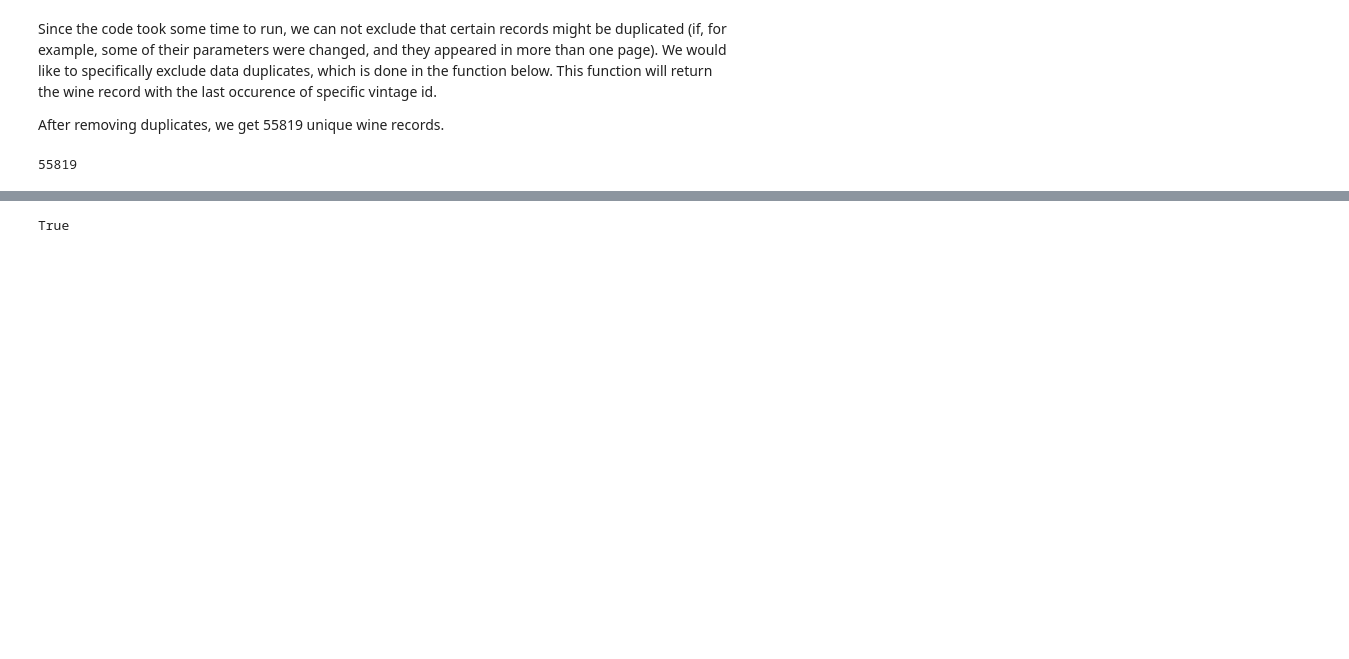
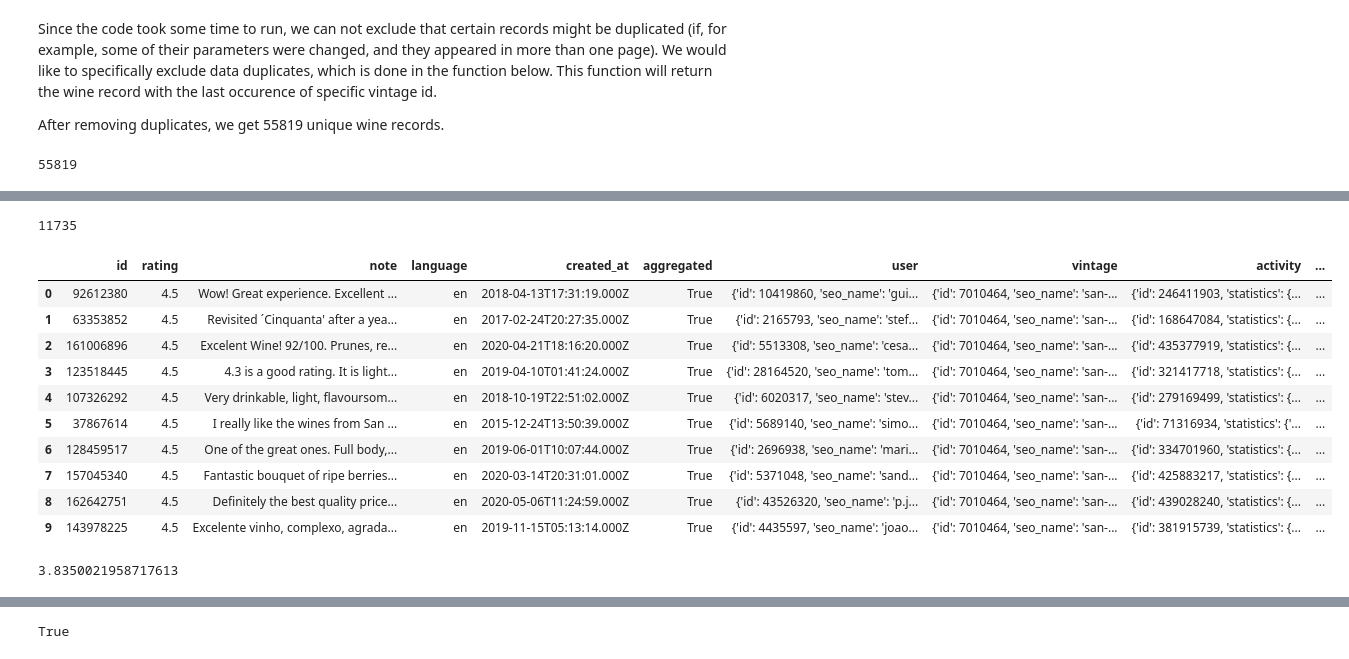
Before and after one commit to sveta-egorova/wine, a Jupyter notebook: vivino_crawler.ipynb, the cells around one changed output, grey strips where cells are left out. Cells and saved outputs as stored; diff of their text form; code cells hidden in the pictures; blank space fills up the shorter version.

Commit message:
updates on reviews crawler

```diff
--- a/vivino_crawler.ipynb
+++ b/vivino_crawler.ipynb
@@ -924,0 +1356,29 @@ Database includes 29811 unique wines
+# %%
+reviews_Italy_2018 = []
+
+for index, row in data_Italy_2018.iterrows():
+    wine = row['wine_id']
+    year = row['year']
+    num = row['reviews_count']
+    reviews = extract_reviews_to_json(s, wine, year, num,  False)
+    reviews_Italy_2018.extend(reviews)
+#     print("Process started")
+    if index % 100 == 0:
+        print(f"Record no. {index} with id {wine} finished. Currently stores {len(set([review['id'] for review in reviews_Italy_2018]))} records")
+
+with open(f"backup_data/reviews/Italy_2018", 'wb') as f:
+    pickle.dump(reviews_Italy_2018, f)
+
+reviews_Italy_2014 = []
+
+for index, row in data_Italy_2014.iterrows():
+    wine = row['wine_id']
+    year = row['year']
+    num = row['reviews_count']
+    reviews = extract_reviews_to_json(s, wine, year, num,  False)
+    reviews_Italy_2014.extend(reviews)
+    if index % 100 == 0:
+        print(f"Record no. {index} with id {wine} finished. Currently stores {len(set([review['id'] for review in reviews_Italy_2014]))} records")
+
+with open(f"backup_data/reviews/Italy_2014", 'wb') as f:
+    pickle.dump(reviews_Italy_2014, f)
@@ -924,0 +1410,2 @@ Database includes 29811 unique wines
+# %%
+recovered_reviews.extend(test_test_test_reviews)
@@ -924,0 +1459,27 @@ Database includes 29811 unique wines
+# %%
+with open(f"backup_data/reviews/21646_N.V.", 'rb') as f:
+    recovered_reviews = pickle.load(f)
+# %%
+len(recovered_reviews)
+# %% [output]
+11735
+# %%
+test_test_df = pd.DataFrame(recovered_reviews)
+# %%
+test_test_df.head(10)
+# %% [output]
+|  | id | rating | note | language | created_at | aggregated | user | vintage | activity | ... |
+| 0 | 92612380 | 4.5 | Wow! Great experience. Excellent ... | en | 2018-04-13T17:31:19.000Z | True | {'id': 10419860, 'seo_name': 'gui... | {'id': 7010464, 'seo_name': 'san-... | {'id': 246411903, 'statistics': {... | ... |
+| 1 | 63353852 | 4.5 | Revisited ´Cinquanta' after a yea... | en | 2017-02-24T20:27:35.000Z | True | {'id': 2165793, 'seo_name': 'stef... | {'id': 7010464, 'seo_name': 'san-... | {'id': 168647084, 'statistics': {... | ... |
+| 2 | 161006896 | 4.5 | Excelent Wine! 92/100. Prunes, re... | en | 2020-04-21T18:16:20.000Z | True | {'id': 5513308, 'seo_name': 'cesa... | {'id': 7010464, 'seo_name': 'san-... | {'id': 435377919, 'statistics': {... | ... |
+| 3 | 123518445 | 4.5 | 4.3 is a good rating. It is light... | en | 2019-04-10T01:41:24.000Z | True | {'id': 28164520, 'seo_name': 'tom... | {'id': 7010464, 'seo_name': 'san-... | {'id': 321417718, 'statistics': {... | ... |
+| 4 | 107326292 | 4.5 | Very drinkable, light, flavoursom... | en | 2018-10-19T22:51:02.000Z | True | {'id': 6020317, 'seo_name': 'stev... | {'id': 7010464, 'seo_name': 'san-... | {'id': 279169499, 'statistics': {... | ... |
+| 5 | 37867614 | 4.5 | I really like the wines from San ... | en | 2015-12-24T13:50:39.000Z | True | {'id': 5689140, 'seo_name': 'simo... | {'id': 7010464, 'seo_name': 'san-... | {'id': 71316934, 'statistics': {'... | ... |
+| 6 | 128459517 | 4.5 | One of the great ones. Full body,... | en | 2019-06-01T10:07:44.000Z | True | {'id': 2696938, 'seo_name': 'mari... | {'id': 7010464, 'seo_name': 'san-... | {'id': 334701960, 'statistics': {... | ... |
+| 7 | 157045340 | 4.5 | Fantastic bouquet of ripe berries... | en | 2020-03-14T20:31:01.000Z | True | {'id': 5371048, 'seo_name': 'sand... | {'id': 7010464, 'seo_name': 'san-... | {'id': 425883217, 'statistics': {... | ... |
+| 8 | 162642751 | 4.5 | Definitely the best quality price... | en | 2020-05-06T11:24:59.000Z | True | {'id': 43526320, 'seo_name': 'p.j... | {'id': 7010464, 'seo_name': 'san-... | {'id': 439028240, 'statistics': {... | ... |
+| 9 | 143978225 | 4.5 | Excelente vinho, complexo, agrada... | en | 2019-11-15T05:13:14.000Z | True | {'id': 4435597, 'seo_name': 'joao... | {'id': 7010464, 'seo_name': 'san-... | {'id': 381915739, 'statistics': {... | ... |
+# %%
+np.mean([review['rating'] for review in recovered_reviews])
+# %% [output]
+3.8350021958717613
```
Also changed, not shown: parts of 70 cells of this notebook, 1 other file.
